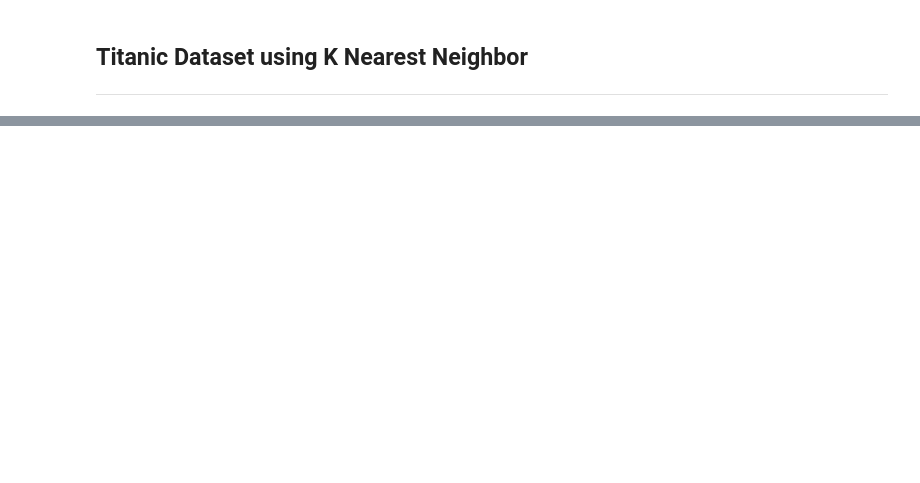
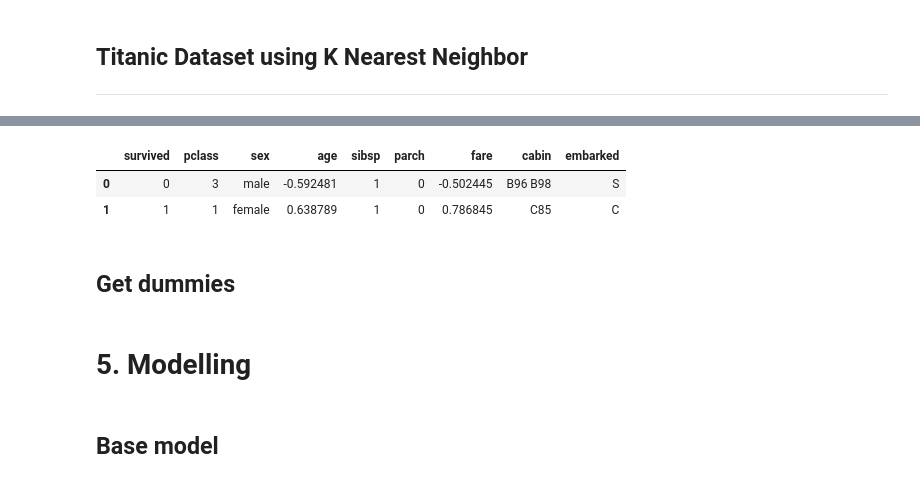
Before and after one commit to PrecyMaeMwanyungu/Performing_K-Nearest-Neighbors_-and_-Naive_Bayes_Classification_using_Scikit-learn, a Jupyter notebook: Week9_IP_Precy_Mae_(Dataset_1_KNN).ipynb, the cells around one changed output, grey strips where cells are left out. Drawn from its saved outputs; the diff is of its cells as text; code cells hidden in the pictures; blank space fills up the shorter version.

```diff
--- a/Week9_IP_Precy_Mae_(Dataset_1_KNN).ipynb
+++ b/Week9_IP_Precy_Mae_(Dataset_1_KNN).ipynb
@@ -55,0 +209,15 @@ test.shape
+# %%
+# Dropping irrelevant columns
+train.drop(['name', 'passengerid','ticket'], axis = 1, inplace= True)
+# %%
+# Scaling our numerical features to a standard normal distribution
+from sklearn.preprocessing import StandardScaler
+StandardScaler= StandardScaler()
+columns_to_scale=['age','fare']
+
+train[columns_to_scale]= StandardScaler.fit_transform(train[columns_to_scale])
+train.head(2)
+# %% [output]
+|  | survived | pclass | sex | age | sibsp | parch | fare | cabin | embarked |
+| 0 | 0 | 3 | male | -0.592481 | 1 | 0 | -0.502445 | B96 B98 | S |
+| 1 | 1 | 1 | female | 0.638789 | 1 | 0 | 0.786845 | C85 | C |
@@ -55,0 +229,2 @@ test.shape
+# %% [markdown]
+## Get dummies
@@ -55,0 +240,4 @@ test.shape
+# %% [markdown]
+# **5. Modelling**
+# %% [markdown]
+## Base model
```
Also changed, not shown: parts of 46 cells of this notebook.
